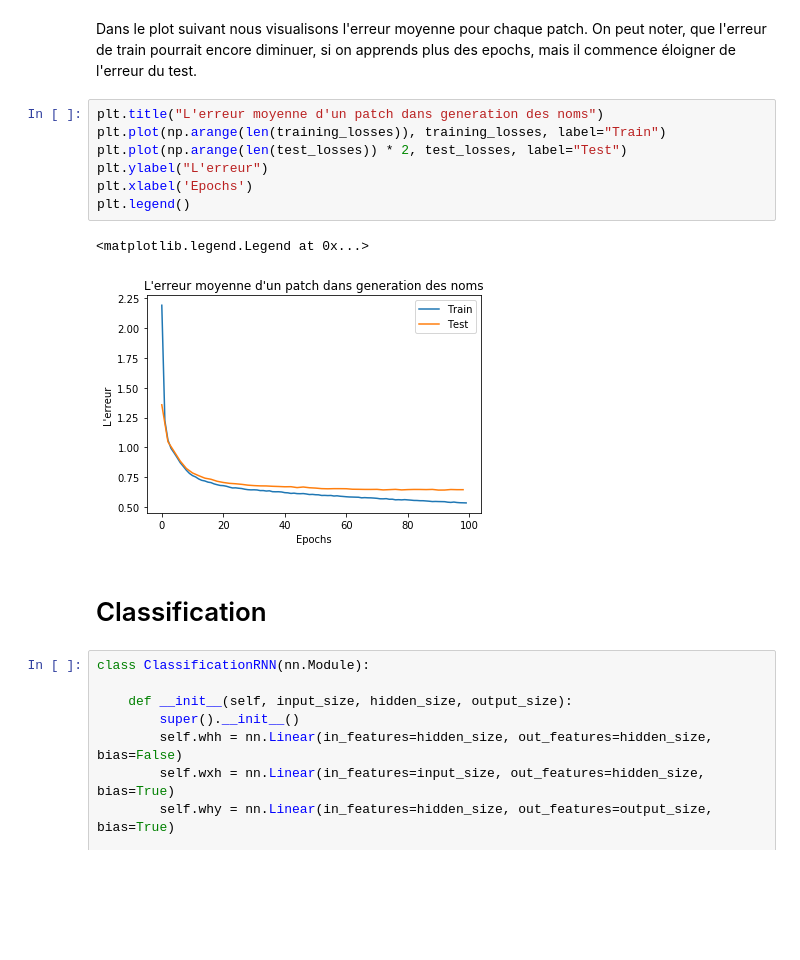
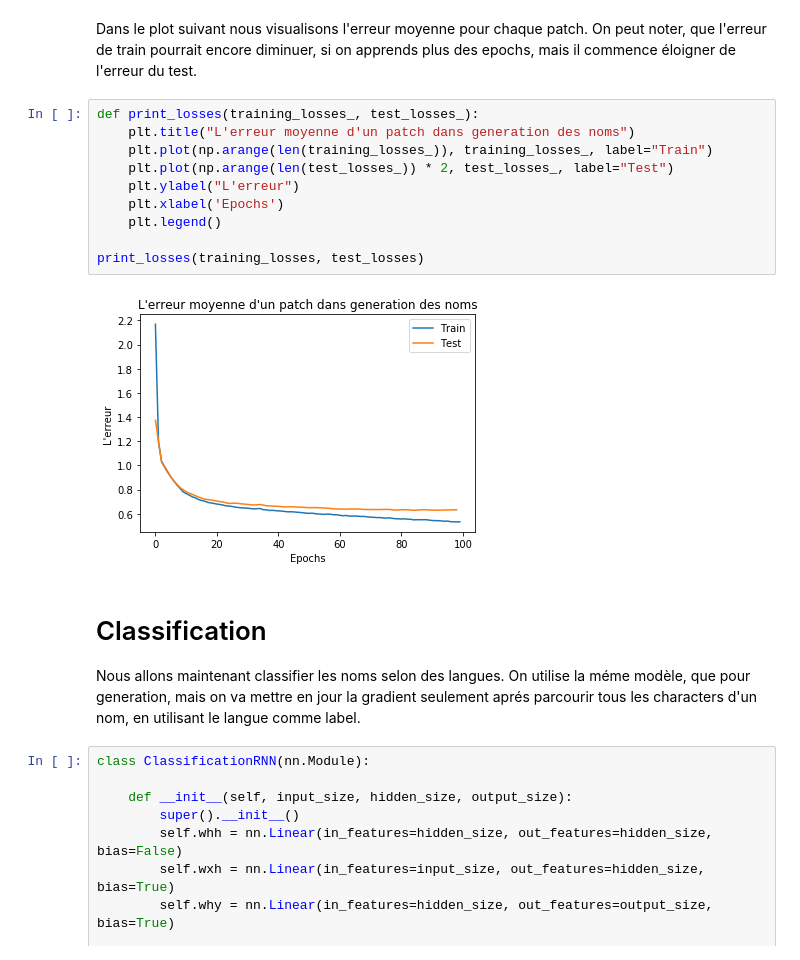
Before and after one commit to samutamm/AS, a Jupyter notebook: TME7/name_generation_classification.ipynb, the cells around one changed output. Cells and saved outputs as stored; diff of their text form; blank space fills up the shorter version.

```diff
--- a/TME7/name_generation_classification.ipynb
+++ b/TME7/name_generation_classification.ipynb
@@ -249,17 +241,20 @@ torch.save(rnn.state_dict(), GENERATIVE_MODEL_PATH)
 # %% [markdown]
 Dans le plot suivant nous visualisons l'erreur moyenne pour chaque patch. On peut noter, que l'erreur de train pourrait encore diminuer, si on apprends plus des epochs, mais il commence éloigner de l'erreur du test.
 # %%
-plt.title("L'erreur moyenne d'un patch dans generation des noms")
-plt.plot(np.arange(len(training_losses)), training_losses, label="Train")
-plt.plot(np.arange(len(test_losses)) * 2, test_losses, label="Test")
-plt.ylabel("L'erreur")
-plt.xlabel('Epochs')
-plt.legend()
+def print_losses(training_losses_, test_losses_):
+    plt.title("L'erreur moyenne d'un patch dans generation des noms")
+    plt.plot(np.arange(len(training_losses_)), training_losses_, label="Train")
+    plt.plot(np.arange(len(test_losses_)) * 2, test_losses_, label="Test")
+    plt.ylabel("L'erreur")
+    plt.xlabel('Epochs')
+    plt.legend()
+
+print_losses(training_losses, test_losses)
 # %% [output]
-<matplotlib.legend.Legend at 0x...>
-[figure, old version]
+[figure, new version]
-# %% [markdown]
-# Classification
+# %% [markdown]
+# Classification
+Nous allons maintenant classifier les noms selon des langues. On utilise la méme modèle, que pour generation, mais on va mettre en jour la gradient seulement aprés parcourir tous les characters d'un nom, en utilisant le langue comme label.
 # %%
 class ClassificationRNN(nn.Module):
 
```
Also changed, not shown: parts of 11 cells of this notebook, 1 other file.
